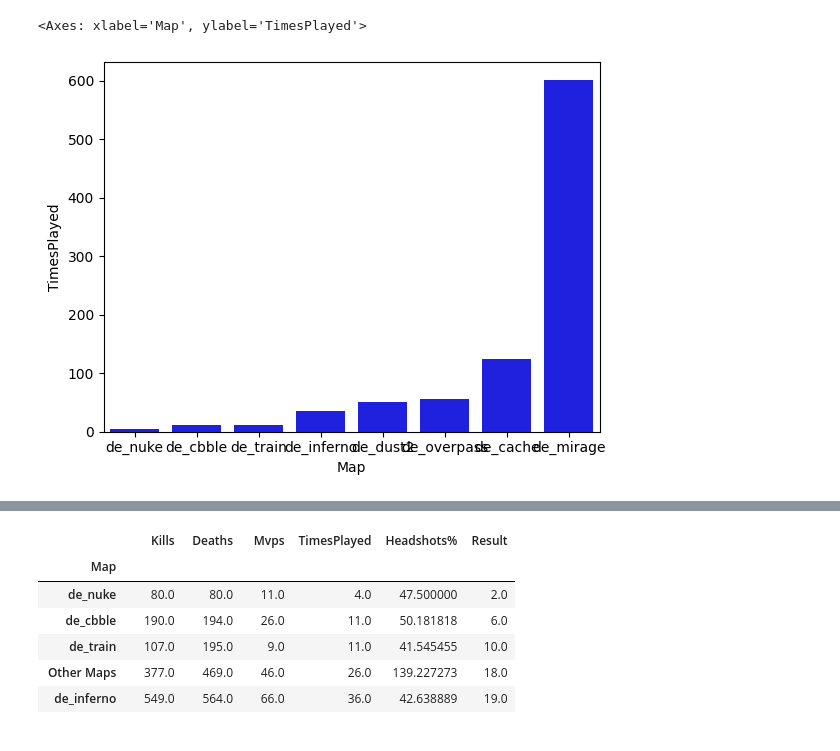
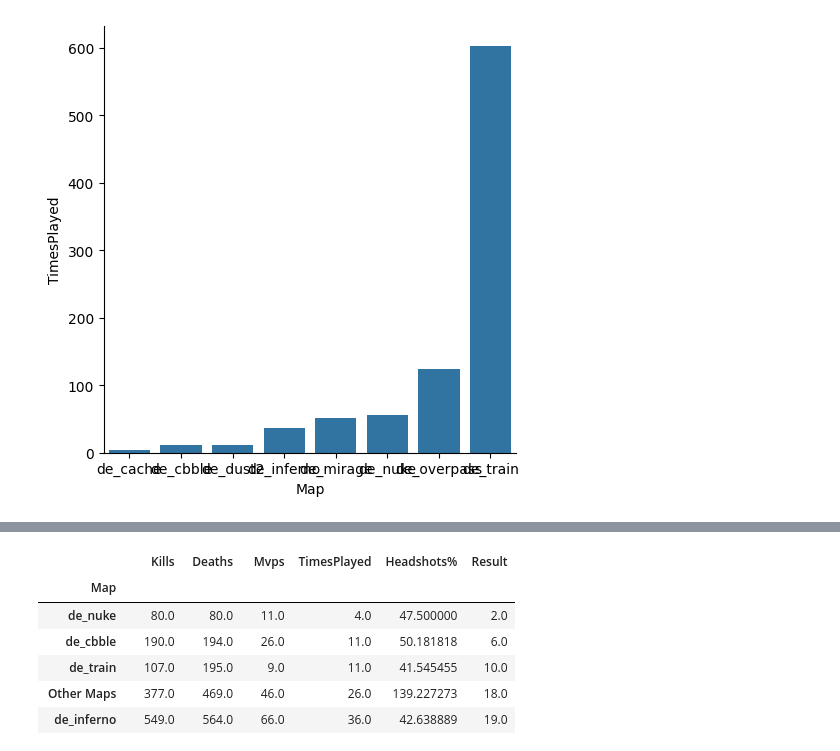
Before and after one commit to Mamin-gamer/Data-collection, a Jupyter notebook: notebooks/Code.ipynb, the cells around one changed output, grey strips where cells are left out. Saved outputs shown, nothing was run; the diff lists cells and outputs as text; code cells hidden in the pictures.

```diff
--- a/notebooks/Code.ipynb
+++ b/notebooks/Code.ipynb
@@ -48,5 +70,10 @@ Maps.reset_index(drop = False)
 # %%
-sns.barplot(data = Maps.sort_values(by = "TimesPlayed"), x = "Map", y= "TimesPlayed", color = "blue")
+g = sns.catplot(
+    data=Maps.sort_values(by = "TimesPlayed"),
+    y="TimesPlayed",
+    x=Maps.index,
+    kind = "bar"
+)
+# plt.plot()
 # %% [output]
-<Axes: xlabel='Map', ylabel='TimesPlayed'>
-[figure, old version]
+[figure, new version]
```
Also changed, not shown: parts of 8 cells of this notebook, 5 other files.
